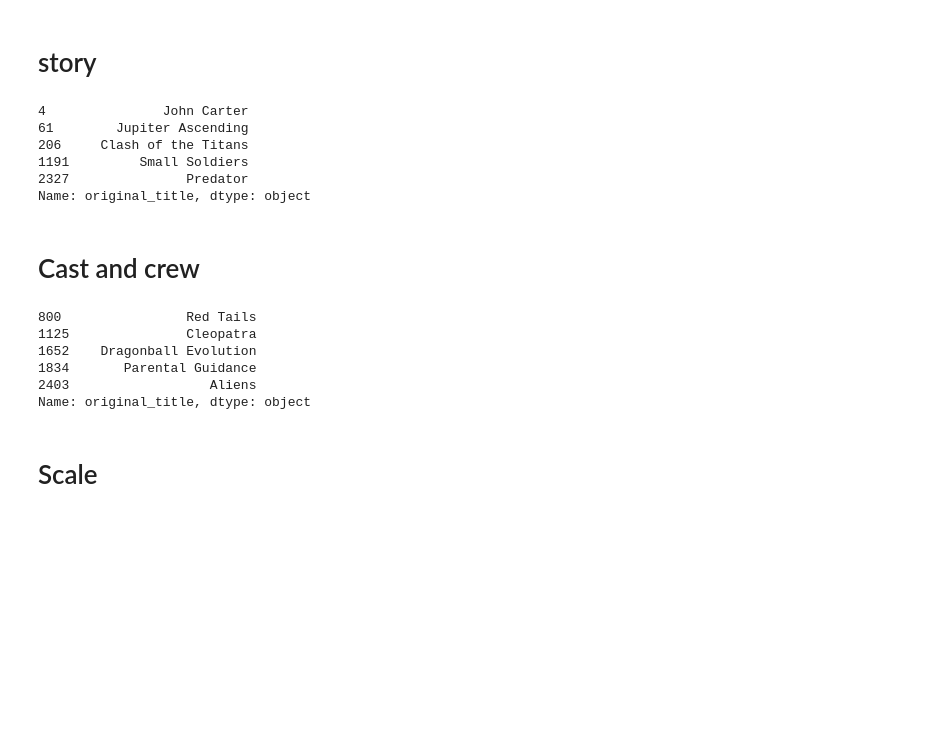
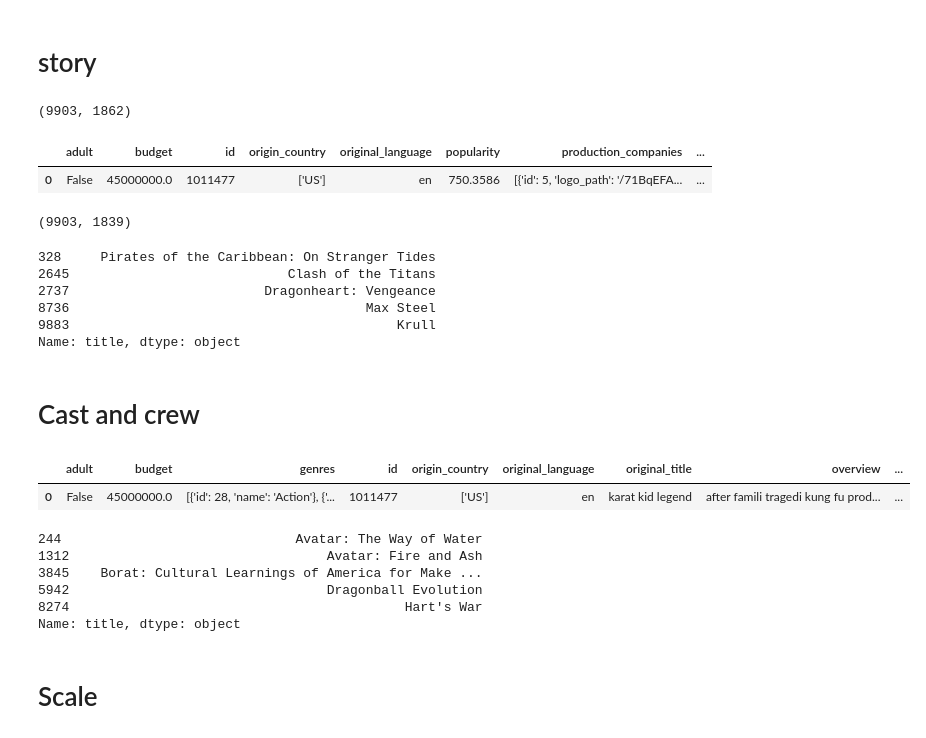
Before and after one commit to pankaj-2708/RecommendationSystem, a Jupyter notebook: 1_model.ipynb, the cells around one changed output. Cells and saved outputs as stored; diff of their text form; code cells hidden in the pictures; blank space fills up the shorter version.

```diff
--- a/1_model.ipynb
+++ b/1_model.ipynb
@@ -133,6 +133,15 @@ Name: original_title, dtype: object
 # story
 # %%
 df = pd.read_csv("./datasets/story.csv")
+# %%
+df.shape
+# %% [output]
+(9903, 1862)
+# %%
+df.head(1)
+# %% [output]
+|  | adult | budget | id | origin_country | original_language | popularity | production_companies | ... |
+| 0 | False | 45000000.0 | 1011477 | ['US'] | en | 750.3586 | [{'id': 5, 'logo_path': '/71BqEFA... | ... |
 # %%
 story = df.drop(
     [
@@ -159,6 +171,10 @@ story = df.drop(
     ],
     axis=1,
 )
+# %%
+story.shape
+# %% [output]
+(9903, 1839)
 # %%
 X = story.values
 # %%
@@ -168,20 +184,20 @@ similarity = cosine_similarity(X)
 
 
 def Recommend(movie):
-    index = movies[movies["original_title"] == movie].index
+    index = df[df["title"] == movie].index
     curr = similarity[index]
     top5 = np.argsort(curr)[0, :][::-1][1:6]
-    return movies[movies.index.isin(top5)]["original_title"]
+    return df[df.index.isin(top5)]["title"]
 
 
 Recommend("Avatar")
 # %% [output]
-4               John Carter
-61        Jupiter Ascending
-206     Clash of the Titans
-1191         Small Soldiers
-2327               Predator
-Name: original_title, dtype: object
+328     Pirates of the Caribbean: On Stranger Tides
+2645                            Clash of the Titans
+2737                         Dragonheart: Vengeance
+8736                                      Max Steel
+9883                                          Krull
+Name: title, dtype: object
 # %%
 import pickle
 
@@ -191,6 +207,11 @@ with open("./models/story.pkl", "wb") as f:
 # Cast and crew
 # %%
 df = pd.read_csv("./datasets/cast.csv")
+# %%
+df.head(1)
+# %% [output]
+|  | adult | budget | genres | id | origin_country | original_language | original_title | overview | ... |
+| 0 | False | 45000000.0 | [{'id': 28, 'name': 'Action'}, {'... | 1011477 | ['US'] | en | karat kid legend | after famili tragedi kung fu prod... | ... |
 # %%
 cast = df.drop(
     [
@@ -228,20 +254,20 @@ similarity = cosine_similarity(X)
 
 
 def Recommend(movie):
-    index = movies[movies["original_title"] == movie].index
+    index = df[df["title"] == movie].index
     curr = similarity[index]
     top5 = np.argsort(curr)[0, :][::-1][1:6]
-    return movies[movies.index.isin(top5)]["original_title"]
+    return df[df.index.isin(top5)]["title"]
 
 
 Recommend("Avatar")
 # %% [output]
-800                Red Tails
-1125               Cleopatra
-1652    Dragonball Evolution
-1834       Parental Guidance
-2403                  Aliens
-Name: original_title, dtype: object
+244                              Avatar: The Way of Water
+1312                                 Avatar: Fire and Ash
+3845    Borat: Cultural Learnings of America for Make ...
+5942                                 Dragonball Evolution
+8274                                           Hart's War
+Name: title, dtype: object
 # %%
 import pickle
 
```
Also changed, not shown: parts of 9 cells of this notebook, 10 other files.
